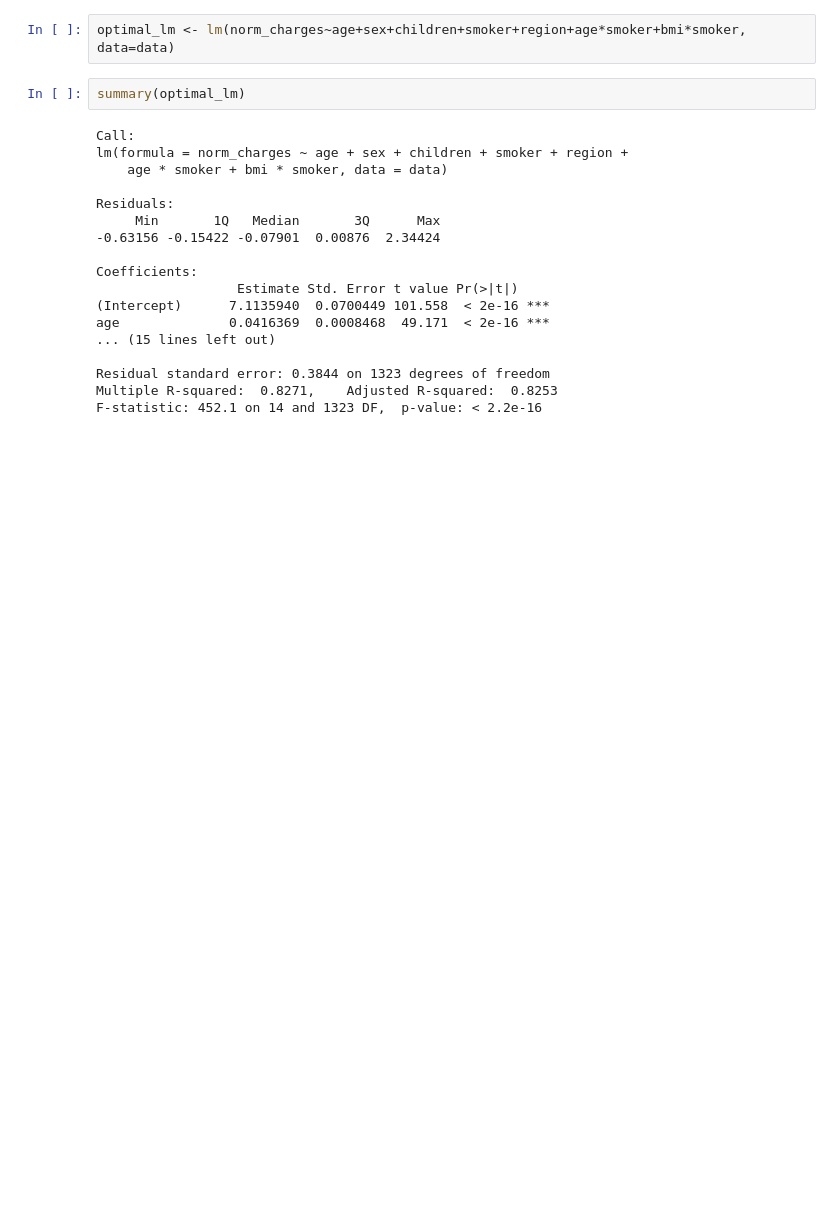
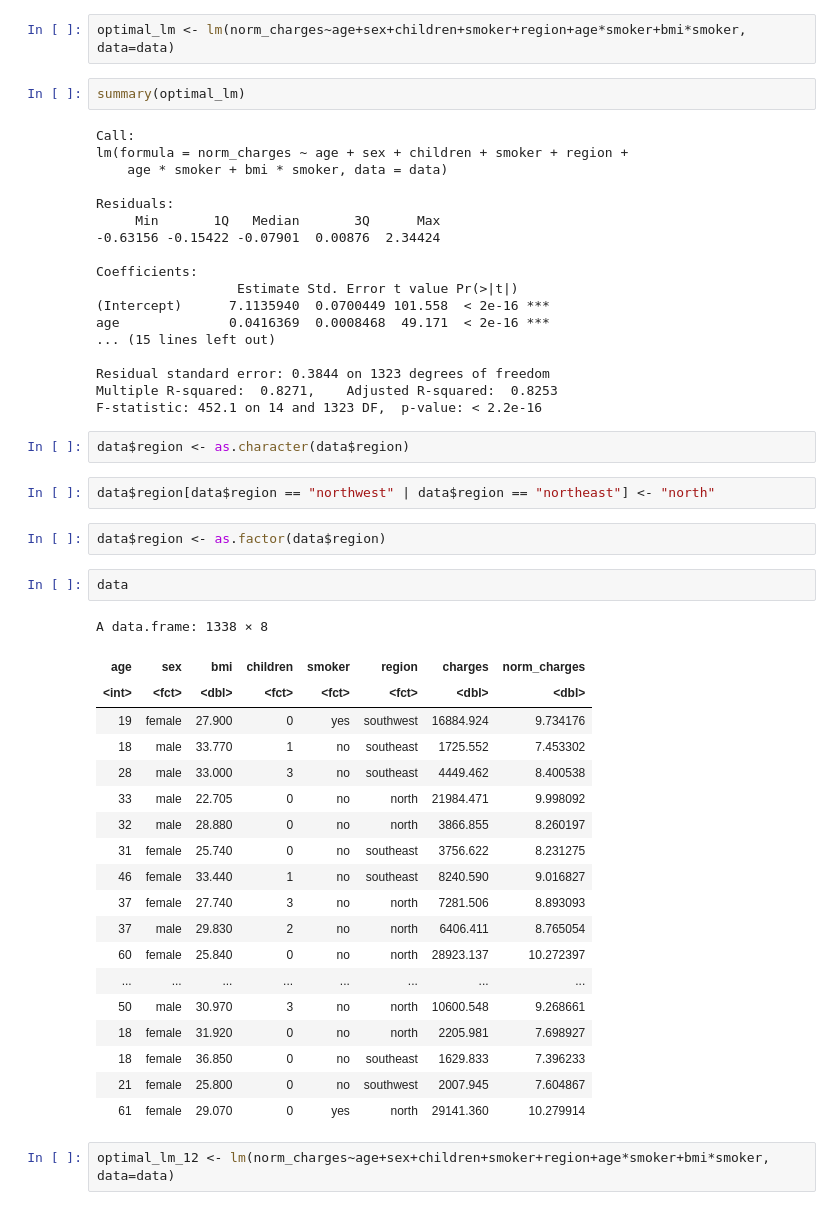
Before and after one commit to mahdiheydar/stat306proj, a Jupyter notebook: stat306.ipynb, the cells around one changed output. Drawn from its saved outputs; the diff is of its cells as text; blank space fills up the shorter version.

```diff
--- a/stat306.ipynb
+++ b/stat306.ipynb
@@ -201,3 +201,33 @@ age              0.0416369  0.0008468  49.171  < 2e-16 ***
 Residual standard error: 0.3844 on 1323 degrees of freedom
 Multiple R-squared:  0.8271,    Adjusted R-squared:  0.8253
 F-statistic: 452.1 on 14 and 1323 DF,  p-value: < 2.2e-16
+# %%
+data$region <- as.character(data$region)
+# %%
+data$region[data$region == "northwest" | data$region == "northeast"] <- "north"
+# %%
+data$region <- as.factor(data$region)
+# %%
+data
+# %% [output]
+A data.frame: 1338 × 8
+| age | sex | bmi | children | smoker | region | charges | norm_charges |
+| <int> | <fct> | <dbl> | <fct> | <fct> | <fct> | <dbl> | <dbl> |
+| 19 | female | 27.900 | 0 | yes | southwest | 16884.924 | 9.734176 |
+| 18 | male | 33.770 | 1 | no | southeast | 1725.552 | 7.453302 |
+| 28 | male | 33.000 | 3 | no | southeast | 4449.462 | 8.400538 |
+| 33 | male | 22.705 | 0 | no | north | 21984.471 | 9.998092 |
+| 32 | male | 28.880 | 0 | no | north | 3866.855 | 8.260197 |
+| 31 | female | 25.740 | 0 | no | southeast | 3756.622 | 8.231275 |
+| 46 | female | 33.440 | 1 | no | southeast | 8240.590 | 9.016827 |
+| 37 | female | 27.740 | 3 | no | north | 7281.506 | 8.893093 |
+| 37 | male | 29.830 | 2 | no | north | 6406.411 | 8.765054 |
+| 60 | female | 25.840 | 0 | no | north | 28923.137 | 10.272397 |
+| ... | ... | ... | ... | ... | ... | ... | ... |
+| 50 | male | 30.970 | 3 | no | north | 10600.548 | 9.268661 |
+| 18 | female | 31.920 | 0 | no | north | 2205.981 | 7.698927 |
+| 18 | female | 36.850 | 0 | no | southeast | 1629.833 | 7.396233 |
+| 21 | female | 25.800 | 0 | no | southwest | 2007.945 | 7.604867 |
+| 61 | female | 29.070 | 0 | yes | north | 29141.360 | 10.279914 |
+# %%
+optimal_lm_12 <- lm(norm_charges~age+sex+children+smoker+region+age*smoker+bmi*smoker, data=data)
```
Also changed, not shown: parts of 2 cells of this notebook.
